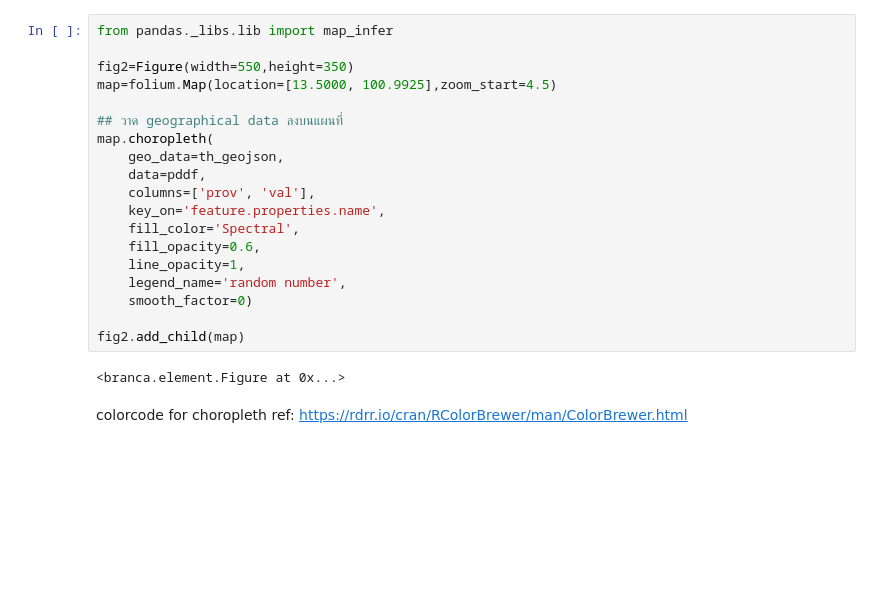
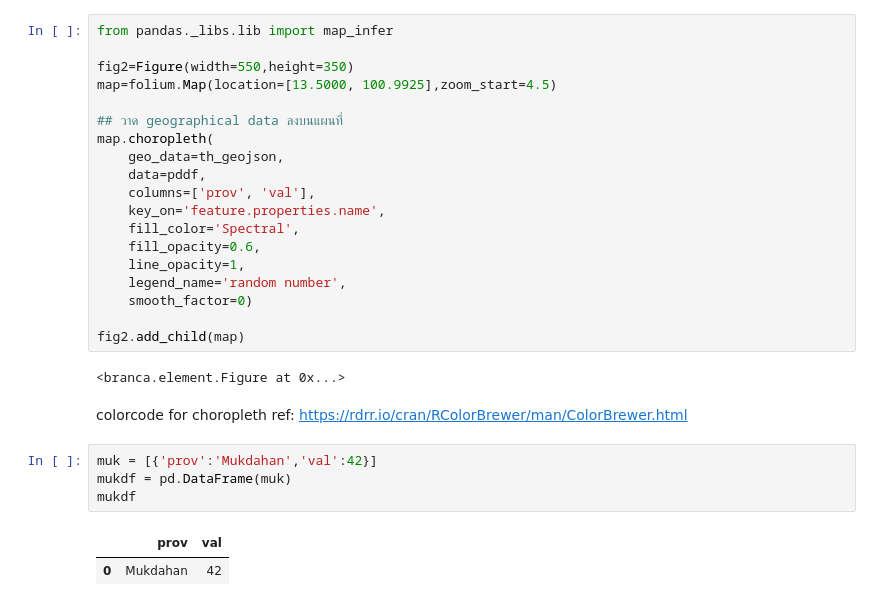
Before and after one commit to puttipongyy/python_dataviz2023, a Jupyter notebook: Visualize_Map.ipynb, the cells around one changed output. Drawn from its saved outputs; the diff is of its cells as text; blank space fills up the shorter version.

```diff
--- a/Visualize_Map.ipynb
+++ b/Visualize_Map.ipynb
@@ -175,3 +175,10 @@ fig2.add_child(map)
 <branca.element.Figure at 0x...>
 # %% [markdown]
 colorcode for choropleth ref: https://rdrr.io/cran/RColorBrewer/man/ColorBrewer.html
+# %%
+muk = [{'prov':'Mukdahan','val':42}]
+mukdf = pd.DataFrame(muk)
+mukdf
+# %% [output]
+|  | prov | val |
+| 0 | Mukdahan | 42 |
```
Also changed, not shown: parts of 1 cell of this notebook.
